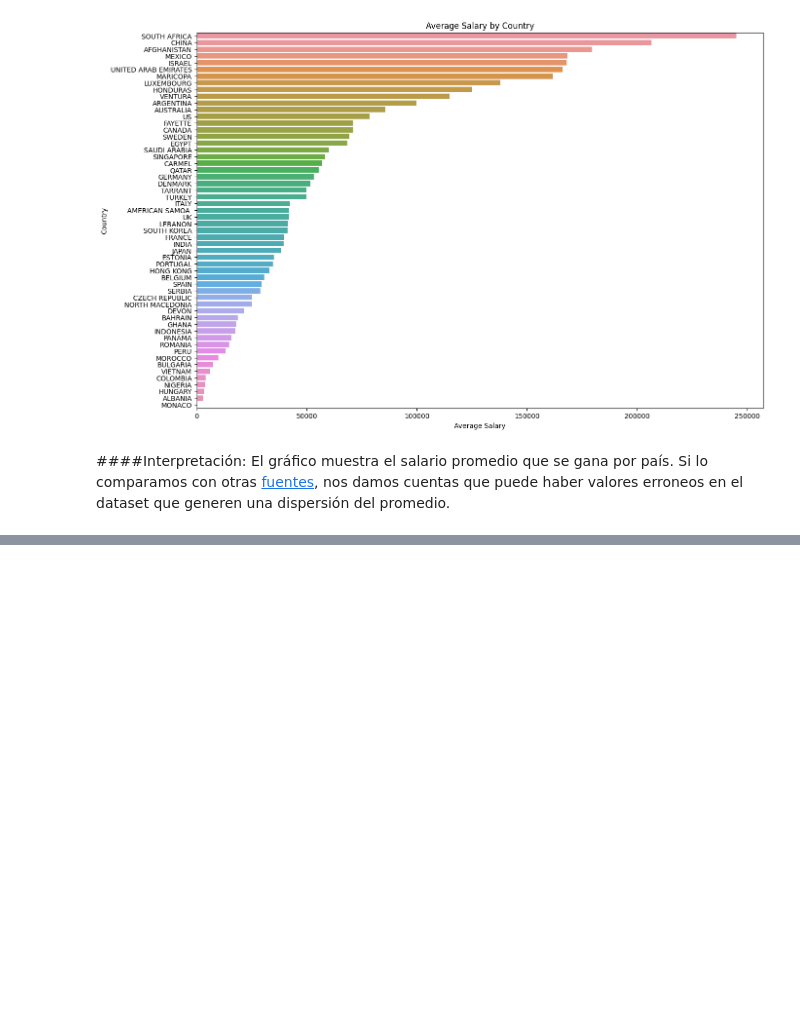
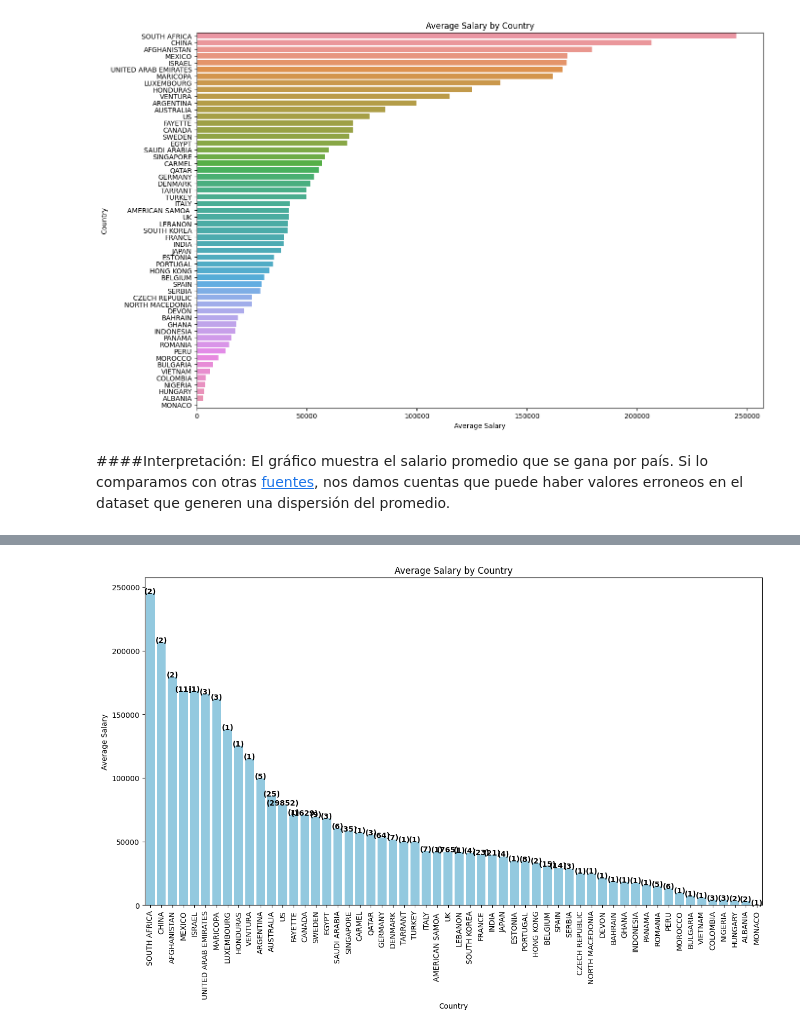
Before and after one commit to CarlosARossi/dataScienceCoder, a Jupyter notebook: Visualización+Rossi.ipynb, the cells around one changed output, grey strips where cells are left out. Saved outputs shown, nothing was run; the diff lists cells and outputs as text; code cells hidden in the pictures; blank space fills up the shorter version.

```diff
--- a/Visualización+Rossi.ipynb
+++ b/Visualización+Rossi.ipynb
@@ -160,0 +200,19 @@ El gráfico muestra el salario promedio que se gana por país. Si lo comparamos
+# %%
+avg_salary_by_country = salaries.groupby('Country')['Salary'].mean().sort_values(ascending=False)
+count_by_country = salaries['Country'].value_counts()
+
+fig, ax = plt.subplots(figsize=(15, 8))
+
+sns.barplot(x=avg_salary_by_country.index, y=avg_salary_by_country.values, color='skyblue', ax=ax, order=avg_salary_by_country.index)
+plt.xticks(rotation=90)
+
+for i, v in enumerate(avg_salary_by_country):
+    ax.text(i, v, f"\n({count_by_country[avg_salary_by_country.index[i]]})", ha='center', fontweight='bold')
+
+plt.xlabel('Country')
+plt.ylabel('Average Salary')
+plt.title('Average Salary by Country')
+
+plt.show()
+# %% [output]
+[figure, added]
```
Also changed, not shown: parts of 4 cells of this notebook.
